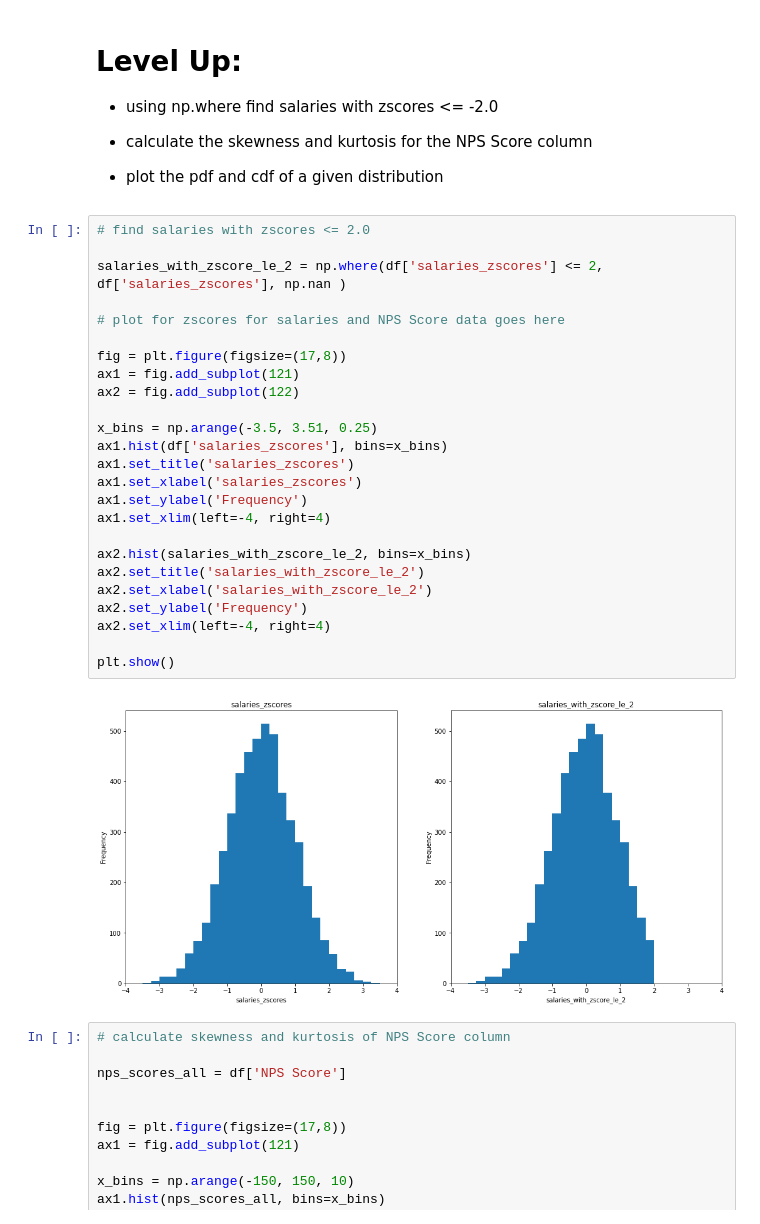
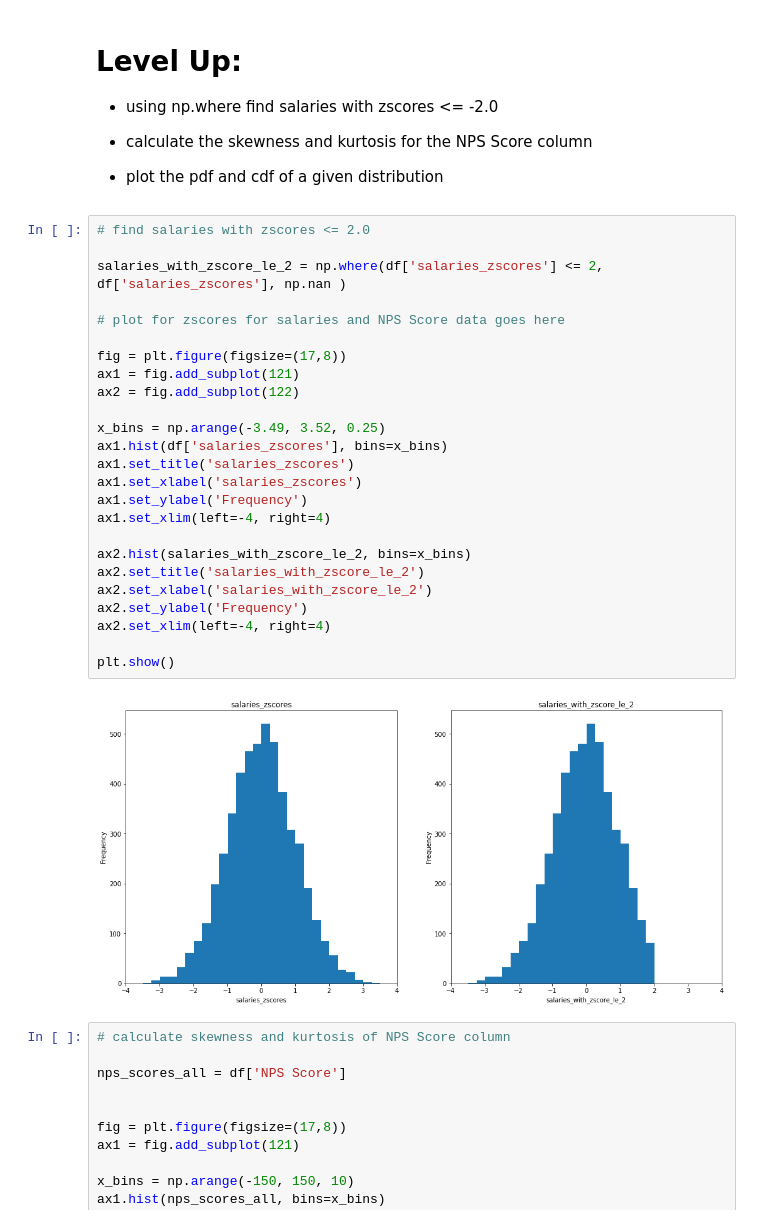
Before and after one commit to korinzumike/topic11-topic13-assessment, a Jupyter notebook: assessment.ipynb, the cells around one changed output. Cells and saved outputs as stored; diff of their text form.

```diff
--- a/assessment.ipynb
+++ b/assessment.ipynb
@@ -333,30 +333,30 @@ plt.show()
 # %%
 # find salaries with zscores <= 2.0
 
 salaries_with_zscore_le_2 = np.where(df['salaries_zscores'] <= 2, df['salaries_zscores'], np.nan )
 
 # plot for zscores for salaries and NPS Score data goes here
 
 fig = plt.figure(figsize=(17,8))
 ax1 = fig.add_subplot(121)
 ax2 = fig.add_subplot(122)
 
-x_bins = np.arange(-3.5, 3.51, 0.25)
+x_bins = np.arange(-3.49, 3.52, 0.25)
 ax1.hist(df['salaries_zscores'], bins=x_bins)
 ax1.set_title('salaries_zscores')
 ax1.set_xlabel('salaries_zscores')
 ax1.set_ylabel('Frequency')
 ax1.set_xlim(left=-4, right=4)
 
 ax2.hist(salaries_with_zscore_le_2, bins=x_bins)
 ax2.set_title('salaries_with_zscore_le_2')
 ax2.set_xlabel('salaries_with_zscore_le_2')
 ax2.set_ylabel('Frequency')
 ax2.set_xlim(left=-4, right=4)
 
 plt.show()
 # %% [output]
-[figure, old version]
+[figure, new version]
 # %%
 # calculate skewness and kurtosis of NPS Score column
 
```
Also changed, not shown: parts of 6 cells of this notebook, 8 other files.
